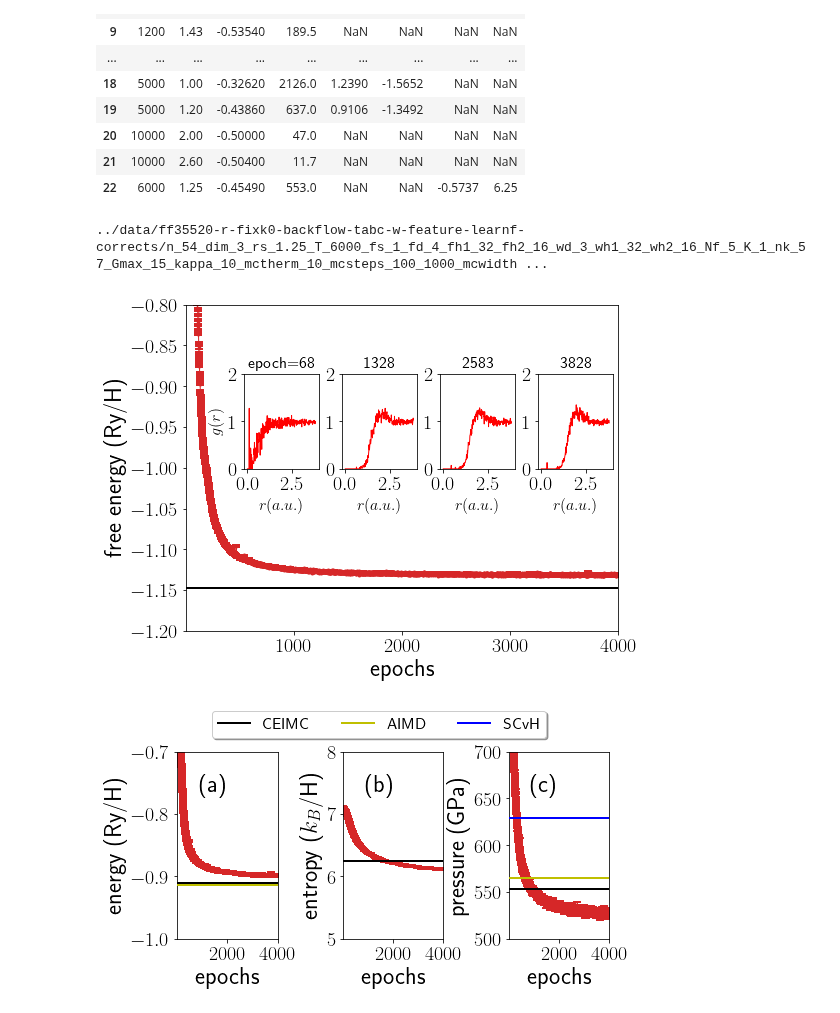
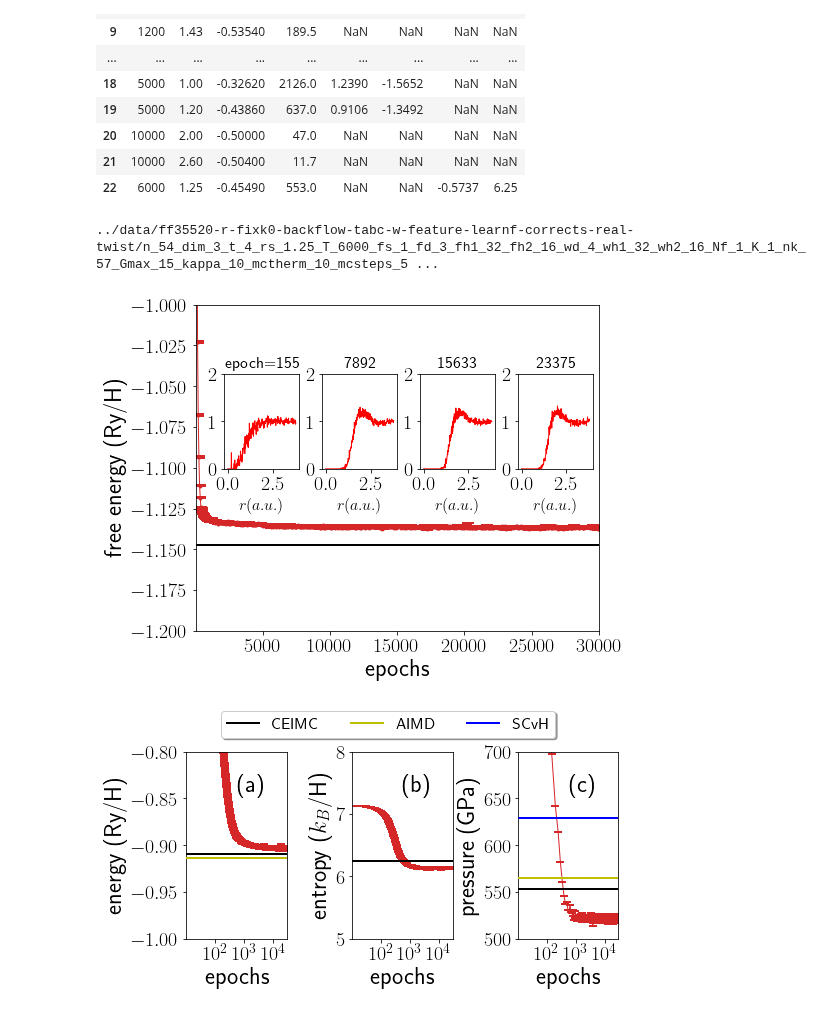
Before and after one commit to fermiflow/hydrogen, a Jupyter notebook: analysis/figs.ipynb, the cells around one changed output. Cells and saved outputs as stored; diff of their text form; code cells hidden in the pictures.

```diff
--- a/analysis/figs.ipynb
+++ b/analysis/figs.ipynb
@@ -70,7 +67,10 @@ def get_gr(x, y):
     h_id = 4/3*np.pi*n/(L**3)* ((rmesh+dr)**3 - rmesh**3 )
     return rmesh*rs, hist/h_id
 # %%
-f = '../data/ff35520-r-fixk0-backflow-tabc-w-feature-learnf-corrects/n_54_dim_3_rs_1.25_T_6000_fs_1_fd_4_fh1_32_fh2_16_wd_3_wh1_32_wh2_16_Nf_5_K_1_nk_57_Gmax_15_kappa_10_mctherm_10_mcsteps_100_1000_mcwidth_0.02_0.04_lr_0.05_0.05_decay_0.001_damping_0.001_0.001_norm_0.001_0.001_clip_5_alpha_0.1_ws_1024_bs_8192_accsteps_1/data.txt'
+#f = '../data/ff35520-r-fixk0-backflow-tabc-w-feature-learnf-corrects/n_54_dim_3_rs_1.25_T_6000_fs_1_fd_4_fh1_32_fh2_16_wd_3_wh1_32_wh2_16_Nf_5_K_1_nk_57_Gmax_15_kappa_10_mctherm_10_mcsteps_100_1000_mcwidth_0.02_0.04_lr_0.05_0.05_decay_0.001_damping_0.001_0.001_norm_0.001_0.001_clip_5_alpha_0.1_ws_1024_bs_8192_accsteps_1/data.txt'
+#f = '../data/ff35520-r-fixk0-backflow-tabc-w-feature-learnf-corrects-real-twist/n_54_dim_3_t_4_rs_1.25_T_6000_fs_1_fd_3_fh1_32_fh2_16_wd_4_wh1_32_wh2_16_Nf_1_K_1_nk_57_Gmax_15_kappa_10_mctherm_10_mcsteps_50_500_mcwidth_0.02_0.04_lr_0.05_0.05_decay_0.001_damping_0.001_0.001_norm_0.001_0.001_clip_5_alpha_0.05_ws_8_bs_8_accsteps_1/data.txt'
+f = '../data/ff35520-r-fixk0-backflow-tabc-w-feature-learnf-corrects-real-twist/n_54_dim_3_t_4_rs_1.25_T_6000_fs_1_fd_3_fh1_32_fh2_16_wd_4_wh1_32_wh2_16_Nf_1_K_1_nk_57_Gmax_15_kappa_10_mctherm_10_mcsteps_50_500_mcwidth_0.02_0.04_lr_0.05_0.05_decay_0.001_damping_0.001_0.001_norm_0.001_0.001_clip_5_alpha_0.05_ws_16_bs_8_accsteps_1/data.txt'
+#f = '../data/ff35520-r-fixk0-backflow-tabc-w-feature-learnf-corrects-real-twist/n_32_dim_3_t_4_rs_1.25_T_6000_fs_1_fd_3_fh1_32_fh2_16_wd_4_wh1_32_wh2_16_Nf_1_K_1_nk_57_Gmax_15_kappa_10_mctherm_10_mcsteps_10_100_mcwidth_0.02_0.04_lr_0.05_0.05_decay_0.001_damping_0.001_0.001_norm_0.001_0.001_clip_5_alpha_0.05_ws_16_bs_8_accsteps_1/data.txt'
 
 obs = 'f'
 marker = 'o'
@@ -80,7 +80,7 @@ fig = plt.figure(figsize=(8, 6))
 ax = plt.gca()
 if True:
 
-    n, dim, rs, T, s, fd, fh1, fh2, wd, wh1, wh2, b, a, lr, decay, eta, maxnorm, Nf, clip, K, w = parse_filename(f)
+    n, dim, rs, T, s, fd, fh1, fh2, wd, wh1, wh2, b, a, lr, decay, eta, maxnorm, Nf, clip, K, w, nk, t = parse_filename(f)
 
     print (f)
     df = pd.read_csv(f, delimiter=r"\s+")
@@ -105,15 +105,16 @@ if True:
     else:
         y, yerr = df[obs].values, df[obs+'_err'].values
 
-    ax.errorbar(df['epoch'].values, y, yerr=yerr,
+    SKIP = 50
+    ax.errorbar(df['epoch'].values[::SKIP], y[::SKIP], yerr=yerr[::SKIP],
                  marker=marker, color=color,markerfacecolor='none',
-                 markeredgewidth=2, ms=2, capsize=4, label=label)
+                 markeredgewidth=2, ms=2, capsize=6, label=label)
     #plt.fill_between(df['epoch'].values, y-yerr, y+yerr , edgecolor='r',
     #                 facecolor='r',linewidth=2)
 
     #plt.xscale('log')
-    plt.xlim([1, 4000])
-    plt.ylim([-1.2, -0.8])
+    plt.xlim([1, 30000])
+    plt.ylim([-1.2, -1.0])
 
     try:
         ref_value = ref_df.query('(T==%g) & (rs==%g)'%(T, rs))[obs].values[0]
@@ -126,23 +127,18 @@ if True:
     path = os.path.dirname(f)
     ckpt_files = [os.path.join(path, f) for f in os.listdir(path) if ('pkl' in f)]
     ckpt_files = natural_sort(ckpt_files)
-    skips = len(ckpt_files)//4
+    SKIP = int(np.ceil( len(ckpt_files) / 4 ))
 
-    for offset, ckpt_file in enumerate(ckpt_files[::skips]):
+    for offset, ckpt_file in enumerate(ckpt_files[::SKIP]):
         if ckpt_file is None: continue
         #print (ckpt_file)
         data = load_data(ckpt_file)
         epoch = int(re.search('epoch_([0-9]*).pkl', ckpt_file).group(1))
 
-        s, x = data['s'], data['x']
+        s = data['s']
 
-        n, dim = x.shape[-2], x.shape[-1]
+        n, dim = s.shape[-2], s.shape[-1]
         s = s.reshape(-1, n, dim)
-        x = x.reshape(-1, n, dim)
-
-        walkersize, batchsize = s.shape[0], x.shape[0]
-        if (walkersize != batchsize):
-            s = jnp.repeat(s, batchsize//walkersize, 0)
 
         rmesh, gr = get_gr(s, s)
         left, bottom, width, height = [0.25+offset*0.17, 0.5, 0.13, 0.22]
@@ -154,17 +150,17 @@ if True:
         else:
             plt.title(r'%g'%(epoch), fontsize=16)
 
-        if offset ==0: inset.set_ylabel('$g(r)$', fontsize=16)
+        #if offset ==0: inset.set_ylabel('$g(r)$', fontsize=16)
         inset.set_xlabel('$r(a.u.)$', fontsize=16)
 
 
 ax.set_ylabel('free energy (Ry/H)')
 ax.set_xlabel('epochs')
-plt.subplots_adjust(left=0.15)
+plt.subplots_adjust(left=0.2)
 plt.savefig('epoch.pdf')
 # %% [output]
-../data/ff35520-r-fixk0-backflow-tabc-w-feature-learnf-corrects/n_54_dim_3_rs_1.25_T_6000_fs_1_fd_4_fh1_32_fh2_16_wd_3_wh1_32_wh2_16_Nf_5_K_1_nk_57_Gmax_15_kappa_10_mctherm_10_mcsteps_100_1000_mcwidth ...
+../data/ff35520-r-fixk0-backflow-tabc-w-feature-learnf-corrects-real-twist/n_54_dim_3_t_4_rs_1.25_T_6000_fs_1_fd_3_fh1_32_fh2_16_wd_4_wh1_32_wh2_16_Nf_1_K_1_nk_57_Gmax_15_kappa_10_mctherm_10_mcsteps_5 ...
-[figure, old version]
+[figure, new version]
 # %%
 fig, (ax1, ax2, ax3) = plt.subplots(1, 3, sharex=True, figsize=(8, 4))
 
@@ -194,11 +190,10 @@ ax.axhline(y=ref_value*2, color='y', lw=2, zorder=99)
 #ax.xaxis.set_major_locator(plt.MaxNLocator(3))
 #ax.get_xaxis().set_major_formatter(matplotlib.ticker.ScalarFormatter())
 ax.set_xlabel('epochs')
-ax.set_xlim([1, 4000])
-ax.set_xticks([2000, 4000])
-ax.set_ylim([-1.0, -0.7])
+#ax.set_xticks([2000, 4000])
+ax.set_ylim([-1.0, -0.8])
 
-at = AnchoredText("(a)",prop=dict(size=24), frameon=False,loc=2)
+at = AnchoredText("(a)",prop=dict(size=24), frameon=False,loc=1)
 at.patch.set_boxstyle("round,pad=0.,rounding_size=0.2")
 ax.add_artist(at)
 
@@ -222,8 +217,7 @@ ax.axhline(y=ref_value, color='k', lw=2, zorder=99)
 ax.set_xlabel('epochs')
 ax.set_ylim([5, 8])
 
-
-at = AnchoredText("(b)",prop=dict(size=24), frameon=False,loc=2)
+at = AnchoredText("(b)",prop=dict(size=24), frameon=False,loc=1)
 at.patch.set_boxstyle("round,pad=0.,rounding_size=0.2")
 ax.add_artist(at)
 
@@ -233,38 +227,39 @@ L = (4/3*jnp.pi*n)**(1/3)
 y = df['p'].values + (2*Kp)/(3*(L*rs)**3)*14710.513242194795*n
 yerr = df[obs+'_err'].values
 
-ax.errorbar(df['epoch'].values, y, yerr=yerr, color=color,
+ax.errorbar(df['epoch'].values[::SKIP], y[::SKIP], yerr=yerr[::SKIP], color=color,
             markerfacecolor='none', markeredgewidth=2, ms=2, capsize=4)
 ax.set_ylabel('pressure (GPa)')
 
 ref_value = ref_df.query('(T==%g) & (rs==%g)'%(T, rs))['p'].values[0]
 l1 = ax.axhline(y=ref_value, color='k', lw=2, zorder=99)
 
 ref_value = 565.1
 l2 = ax.axhline(y=ref_value, color='y', lw=2, zorder=99)
 
 ref_value = 629.6 # figure 4 of https://journals.aps.org/pre/abstract/10.1103/PhysRevE.81.021202
 l3 = ax.axhline(y=ref_value, color='b', lw=2, zorder=99)
 #ax.legend(loc='upper center', bbox_to_anchor=(0.5, 1.0),
 #          fancybox=True, shadow=True, ncol=5)
 
 labels = ['CEIMC', 'AIMD', 'SCvH']
 fig.legend( [l1, l2, l3], labels, loc = 'upper center',
             bbox_to_anchor=(0.5, 1.02),
             ncol=3 , fancybox=True, shadow=True)
 
-#ax.set_xscale('log')
+ax.set_xlim([10, 30000])
+ax.set_xscale('log')
 #ax.xaxis.set_major_locator(plt.MaxNLocator(3))
-#ax.set_xticks([100, 1000, 10000])
+ax.set_xticks([100, 1000, 10000])
 #ax.get_xaxis().set_major_formatter(matplotlib.ticker.ScalarFormatter())
 ax.set_xlabel('epochs')
 ax.set_ylim([500, 700])
 
-at = AnchoredText("(c)",prop=dict(size=24), frameon=False,loc=2)
+at = AnchoredText("(c)",prop=dict(size=24), frameon=False,loc=1)
 at.patch.set_boxstyle("round,pad=0.,rounding_size=0.2")
 ax.add_artist(at)
 
 plt.subplots_adjust(wspace=0.65, left=0.15, bottom=0.2, top=0.85)
 plt.savefig('obs.pdf')
 # %% [output]
-[figure, old version]
+[figure, new version]
```
Also changed, not shown: parts of 4 cells of this notebook, 2 other files.
